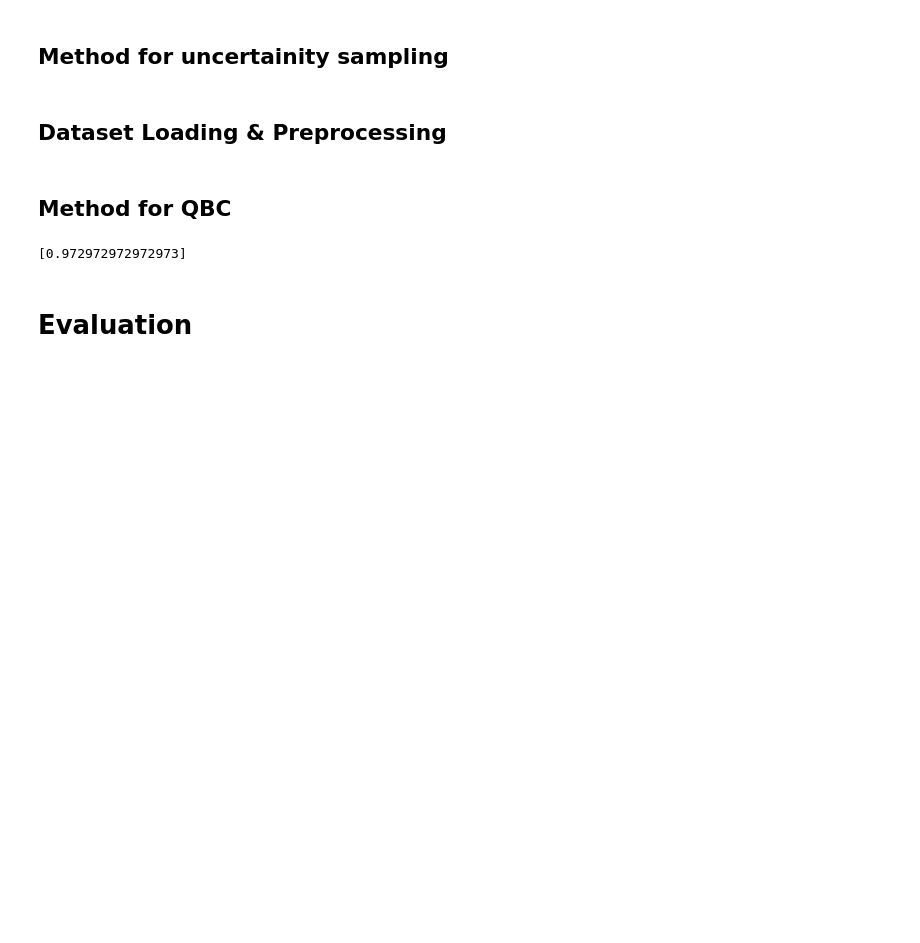
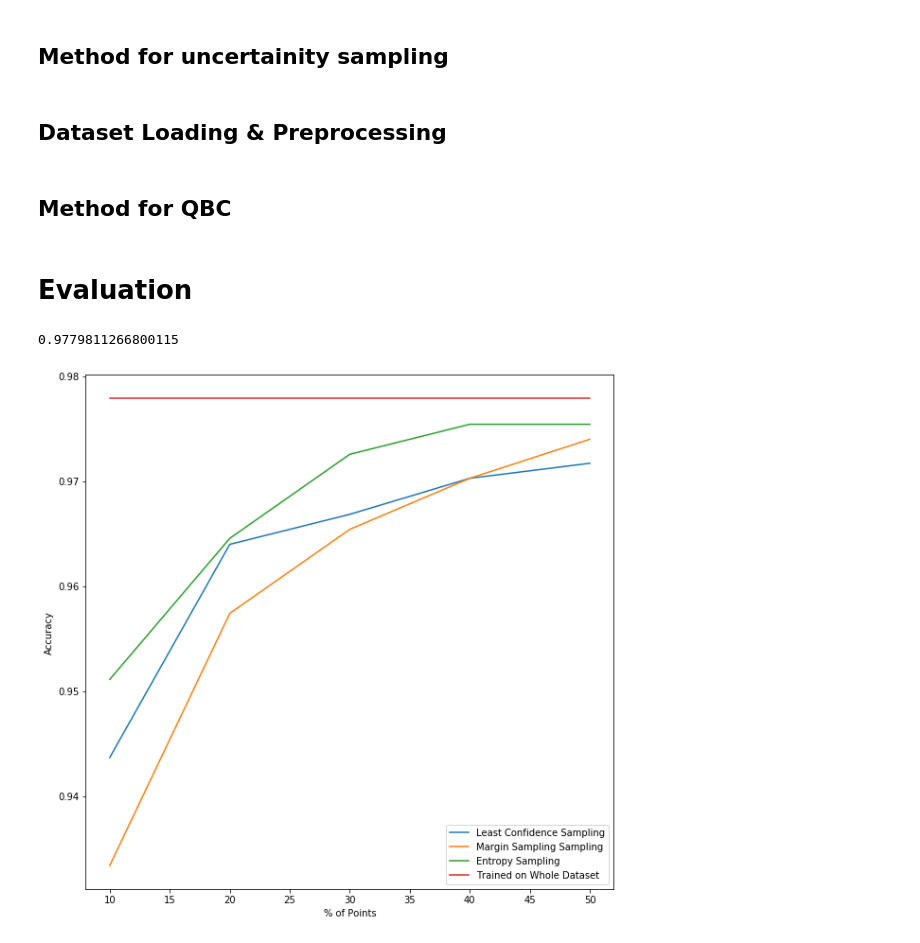
Before and after one commit to rish-av/Machine-Learning-Assignments, a Jupyter notebook: Assignment2/ML_pool_based.ipynb, the cells around one changed output. Cells and saved outputs as stored; diff of their text form; code cells hidden in the pictures; blank space fills up the shorter version.

```diff
--- a/Assignment2/ML_pool_based.ipynb
+++ b/Assignment2/ML_pool_based.ipynb
@@ -16,7 +17,7 @@ import pandas as pd
 # %% [markdown]
 ## Method for uncertainity sampling
 # %%
-#function for 1(a), this uses pool based pooling
+#this uses pool based pooling
 def active_learning_single(X,y,n_queries,n_keep,query_strategy):
     idx_initial = np.random.choice(range(len(X)), size=n_keep, replace=False)
     idx_rem = [i for i in range(len(X)) if i not in idx_initial]
@@ -27,9 +28,9 @@ def active_learning_single(X,y,n_queries,n_keep,query_strategy):
     x_rem = X[idx_rem]
     y_rem = y[idx_rem]
 
-    act_learner = ActiveLearner(estimator=LogisticRegression(),X_training=x_initial,y_training=y_initial,query_strategy=query_strategy)
+    act_learner = ActiveLearner(estimator=KNeighborsClassifier(n_neighbors=3),X_training=x_initial,y_training=y_initial,query_strategy=query_strategy)
     performance_track = []
-    performance_track.append(act_learner.score(x_rem,y_rem))
+    performance_track.append(act_learner.score(x_tes,y_tes))
 
     for i in range(n_queries):
         #picking out next 10% of data
@@ -39,59 +40,97 @@ def active_learning_single(X,y,n_queries,n_keep,query_strategy):
 
         for j in range(x_rem_10.shape[0]):
             query_idx, query_instance = act_learner.query(x_rem_10)
-            #y_pred = act_learner.predict(x_rem)
             act_learner.teach(x_rem_10[query_idx], y_rem_10[query_idx])
-            #print(accuracy_score(y_rem, y_pred))
+
+            #removing the specific point
             x_rem_10 = np.delete(x_rem_10, query_idx, 0)
             y_rem_10 = np.delete(y_rem_10, query_idx, 0)
 
+        #removing the 10% data
         x_rem = np.delete(x_rem, idx_next_10, 0)
         y_rem = np.delete(y_rem, idx_next_10, 0)
-        performance_track.append(act_learner.score(x_rem,y_rem))
+        performance_track.append(act_learner.score(x_tes,y_tes))
+
     return performance_track
 # %% [markdown]
 ## Dataset Loading & Preprocessing
 # %%
-data = pd.read_csv('Data/pendigits.tra').to_numpy()
-x = data[:,:16]
-y = data[:,16]
+data_train = pd.read_csv('Data/pendigits.tra').to_numpy()
+data_test = pd.read_csv('Data/pendigits.tes').to_numpy()
+
+#data_for_training
+x = data_train[:,:16]
+y = data_train[:,16]
+
+#data_for_testing
+x_tes = data_test[:,:16]
+y_tes = data_test[:,16]
 # %% [markdown]
 ## Method for QBC
 # %%
 def active_learning_committee(X,y,n_queries,n_committee,n_keep,query_strategy):
-    learners = []
+    idx_initial = np.random.choice(range(len(X)), size=n_keep, replace=False)
+    idx_rem = [i for i in range(len(X)) if i not in idx_initial]
+
     x_initial = X[idx_initial]
     y_initial = y[idx_initial]
 
     x_rem = X[idx_rem]
     y_rem = y[idx_rem]
+
+    learners = []
     for i in range(n_committee):
-        idx_initial = np.random.choice(range(len(X)), size=n_keep, replace=False)
-        idx_rem = [i for i in range(len(X)) if i not in idx_initial]
-
-        learner = ActiveLearner(estimator=LogisticRegression(),X_training=x_initial,y_training=y_initial)
+        learner = ActiveLearner(estimator=KNeighborsClassifier(n_neighbors=3),X_training=x_initial,y_training=y_initial)
         learners.append(learner)
 
     committee = Committee(learner_list=learners,query_strategy=query_strategy)
     comm_perform = []
+    comm_perform.append(committee.score(x_tes,y_tes))
 
-    comm_perform.append(committee.score(x_rem,y_rem))
     for i in range(n_queries):
-        idx_next_10 = np.random.choice(range(x_rem.shape[0]),size=int(x.shape[0]*.1),replace=False)
+        idx_next_10 = np.random.choice(range(x_rem.shape[0]),size=int(x.shape[0]*0.1),replace=False)
         x_rem_10 = x_rem[idx_next_10]
         y_rem_10 = y_rem[idx_next_10]
 
         for j in range(x_rem_10.shape[0]):
-            query_idx, query_instance = committee.query(x_rem_10)
+            query_idx,q_inst = committee.query(x_rem_10)
+            #print(query_idx)
             committee.teach(x_rem_10[query_idx],y_rem_10[query_idx])
+            #removing the specific point
             x_rem_10 = np.delete(x_rem_10,query_idx,0)
             y_rem_10 = np.delete(y_rem_10,query_idx,0)
 
+        #removing the 10% data
         x_rem = np.delete(x_rem, idx_next_10, 0)
         y_rem = np.delete(y_rem, idx_next_10, 0)
-        comm_perform.append(committee.score(x_rem,y_rem))
+        comm_perform.append(committee.score(x_tes,y_tes))
+
     return comm_perform
-# %% [output]
-[0.972972972972973]
 # %% [markdown]
 # Evaluation
+# %%
+#Results on test data when we train on the whole dataset
+out = KNeighborsClassifier(n_neighbors=3).fit(x,y)
+print(out.score(x_tes,y_tes))
+# %% [output]
+0.9779811266800115
+# %%
+#uncertainity evaluation, n_queries is 4 as with every query the number of points increase by 10%
+least_confident_track = active_learning_single(x,y,4,int(x.shape[0]*0.1),uncertainty_sampling)
+margin_sampling_track = active_learning_single(x,y,4,int(x.shape[0]*0.1),margin_sampling)
+entropy_track = active_learning_single(x,y,4,int(x.shape[0]*0.1),entropy_sampling)
+# %%
+#plot for uncetainity sampling
+import matplotlib.pyplot as plt
+plt.figure(figsize=(10,10))
+x_axis = np.linspace(10.0,50.0,5)
+plt.plot(x_axis,least_confident_track,label='Least Confidence Sampling')
+plt.plot(x_axis,margin_sampling_track,label='Margin Sampling Sampling')
+plt.plot(x_axis,entropy_track,label='Entropy Sampling')
+plt.plot(x_axis,[0.9779 for i in range(5)],label ='Trained on Whole Dataset')
+plt.xlabel('% of Points')
+plt.ylabel('Accuracy')
+plt.legend(loc='best')
+plt.show()
+# %% [output]
+[figure, added]
```
Also changed, not shown: parts of 5 cells of this notebook, 12 other files.
